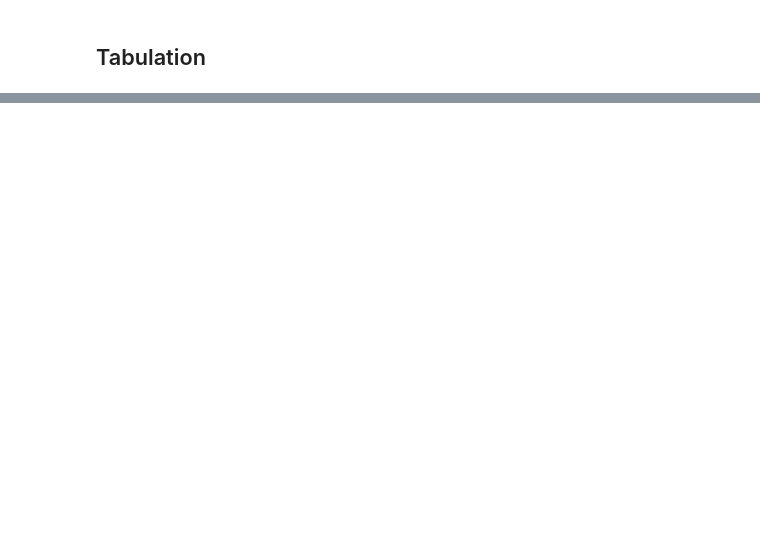
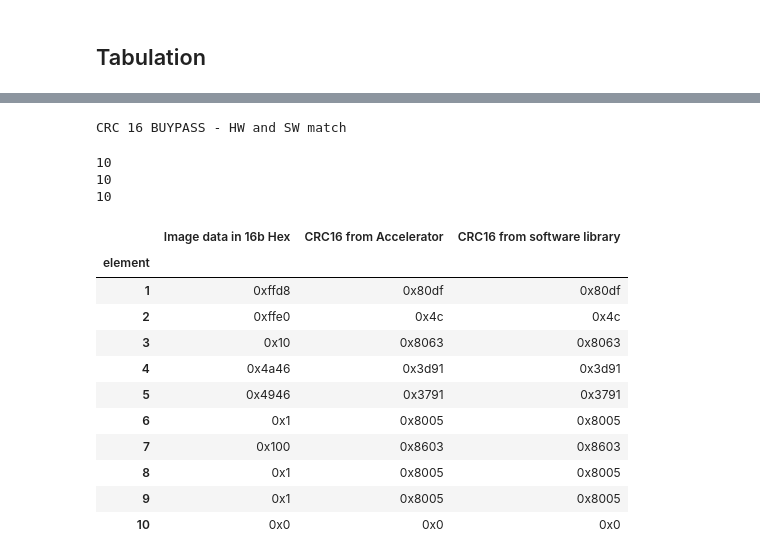
Before and after one commit to Alenkruth/crc_accelerator, a Jupyter notebook: overlay/crc_demo.ipynb, the cells around one changed output, grey strips where cells are left out. Saved outputs shown, nothing was run; the diff lists cells and outputs as text; code cells hidden in the pictures; blank space fills up the shorter version.

```diff
--- a/overlay/crc_demo.ipynb
+++ b/overlay/crc_demo.ipynb
@@ -600,0 +713,8 @@ display(df)
+# %%
+for i in range(0, len(img_hex16)):
+    # Since memory in AXI is byte Addresses, and the access granularity is 4bytes
+    # the offset should be a multiple of 4
+    mmio_bram.write(bram_address_offset+(i*4), (img_hex[i] | 0x00000000))
+    # we are storing only 16 bits in a 32bit region. this is inefficient but works.
+
+print("written data into the 8kB BRAM")
@@ -600,0 +726,2 @@ display(df)
+# %%
+crc16_initial_data = 0x00000000
@@ -600,0 +742,53 @@ display(df)
+# %%
+# The output buffer contains the image and the associated CRC at 4byte granularity
+# output_buffer = [img[0], crc32(img[0]), img[1], crc32(img[1]), ......]
+output_buffer_hw_16 = []
+output_buffer_sw_16 = []
+
+# for the table
+image_data_16_buffer = []
+
+# compute the 16 bit CRC in hardware
+for i in range(len(img_hex16)):
+    mmio_crc.write(crc_data_offset, mmio_bram.read(i*4))
+    mmio_crc.write(crc_init_offset, crc16_initial_data)
+    mmio_crc.write(crc_sel_offset, crc_sel_16)
+    output_buffer_hw_16.append(mmio_crc.read(crc_result_offset))
+
+# compute the 16 bit CRC in Software
+for i in range(len(img_hex16)):
+    output_buffer_sw_16.append(soft_crc_16(hex(mmio_bram.read(i*4))))
+
+for i in range(10):
+    image_data_16_buffer.append(hex(mmio_bram.read(i*4)))
+# %%
+print ("CRC 16 BUYPASS - HW and SW match") if (output_buffer_sw_16 == output_buffer_hw_16) else print ("HW and SW do not Match")
+# %% [output]
+CRC 16 BUYPASS - HW and SW match
+# %%
+dict = {'CRC16 from Accelerator'      : [hex(output_buffer_hw_16[i]) for i in range (0,10)],
+        'CRC16 from software library' : [hex(output_buffer_sw_16[i]) for i in range (0,10)],
+        'Image data in 16b Hex'       : image_data_16_buffer,
+        'element'                     : [i for i in range(1, 11)]
+        }
+
+df = pd.DataFrame(dict)
+df = df.set_index('element', drop=True)
+df = df[['Image data in 16b Hex', 'CRC16 from Accelerator', 'CRC16 from software library']]
+display(df)
+# %% [output]
+10
+10
+10
+|  | Image data in 16b Hex | CRC16 from Accelerator | CRC16 from software library |
+| element |  |  |  |
+| 1 | 0xffd8 | 0x80df | 0x80df |
+| 2 | 0xffe0 | 0x4c | 0x4c |
+| 3 | 0x10 | 0x8063 | 0x8063 |
+| 4 | 0x4a46 | 0x3d91 | 0x3d91 |
+| 5 | 0x4946 | 0x3791 | 0x3791 |
+| 6 | 0x1 | 0x8005 | 0x8005 |
+| 7 | 0x100 | 0x8603 | 0x8603 |
+| 8 | 0x1 | 0x8005 | 0x8005 |
+| 9 | 0x1 | 0x8005 | 0x8005 |
+| 10 | 0x0 | 0x0 | 0x0 |
```
Also changed, not shown: parts of 28 cells of this notebook, 4 other files.
